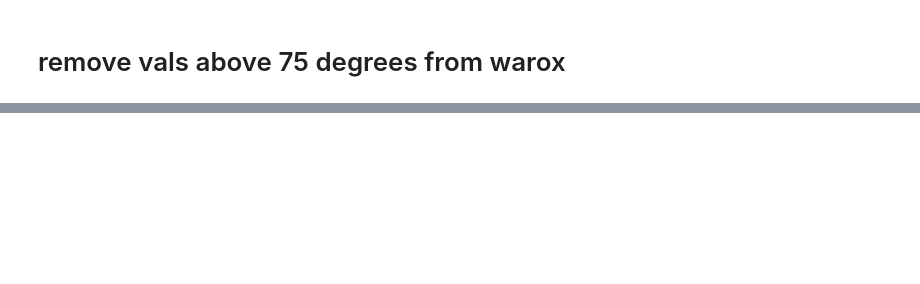
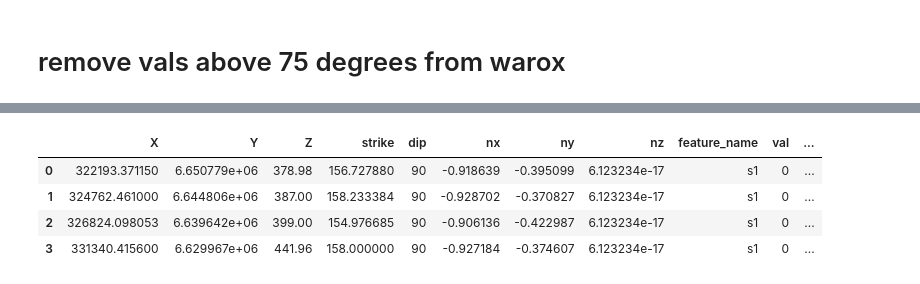
Before and after one commit to Loop3D/Kalgoorlie_3Dmodelling, a Jupyter notebook: report_files_stratigraphy/06_SB1_strati_w_fold_frame.ipynb, the cells around one changed output, grey strips where cells are left out. Saved outputs shown, nothing was run; the diff lists cells and outputs as text; code cells hidden in the pictures; blank space fills up the shorter version.

```diff
--- a/report_files_stratigraphy/06_SB1_strati_w_fold_frame.ipynb
+++ b/report_files_stratigraphy/06_SB1_strati_w_fold_frame.ipynb
@@ -439,6 +438,14 @@ a = pd.DataFrame(pd.Series({'X': mx,
              'coord':1})).T
 
 data_test = pd.concat([data_test, a])
+# %%
+fold
+# %% [output]
+|  | X | Y | Z | strike | dip | nx | ny | nz | feature_name | val | ... |
+| 0 | 322193.371150 | 6.650779e+06 | 378.98 | 156.727880 | 90 | -0.918639 | -0.395099 | 6.123234e-17 | s1 | 0 | ... |
+| 1 | 324762.461000 | 6.644806e+06 | 387.00 | 158.233384 | 90 | -0.928702 | -0.370827 | 6.123234e-17 | s1 | 0 | ... |
+| 2 | 326824.098053 | 6.639642e+06 | 399.00 | 154.976685 | 90 | -0.906136 | -0.422987 | 6.123234e-17 | s1 | 0 | ... |
+| 3 | 331340.415600 | 6.629967e+06 | 441.96 | 158.000000 | 90 | -0.927184 | -0.374607 | 6.123234e-17 | s1 | 0 | ... |
 # %%
 model = GeologicalModel(origin = origin, maximum=maximum)
 model.data = data_test
```
Also changed, not shown: parts of 20 cells of this notebook, 5 other files.
